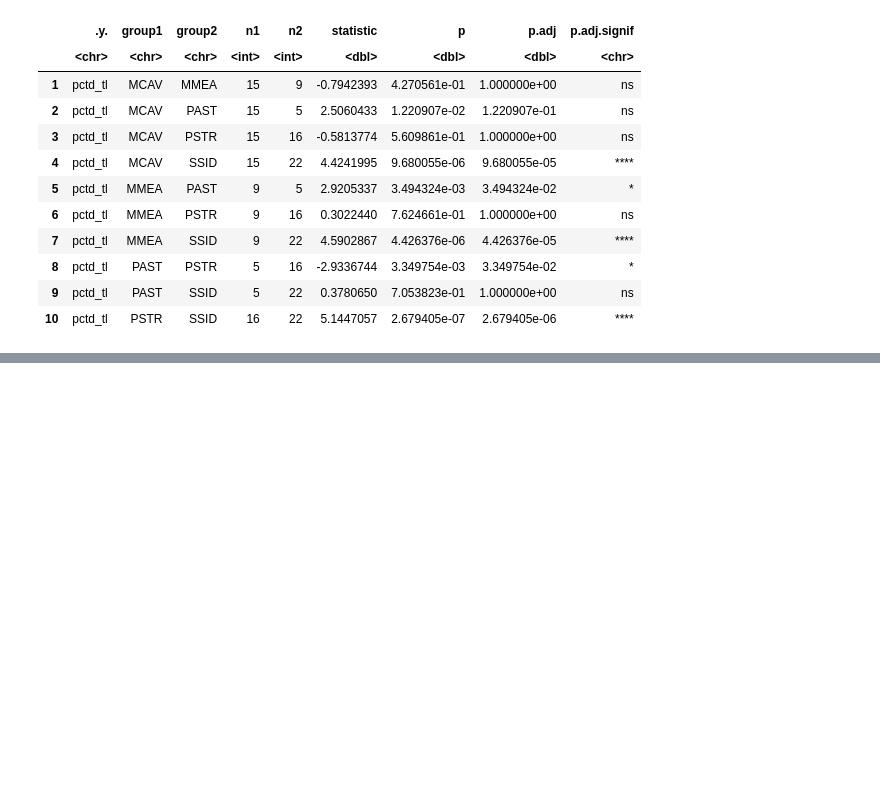
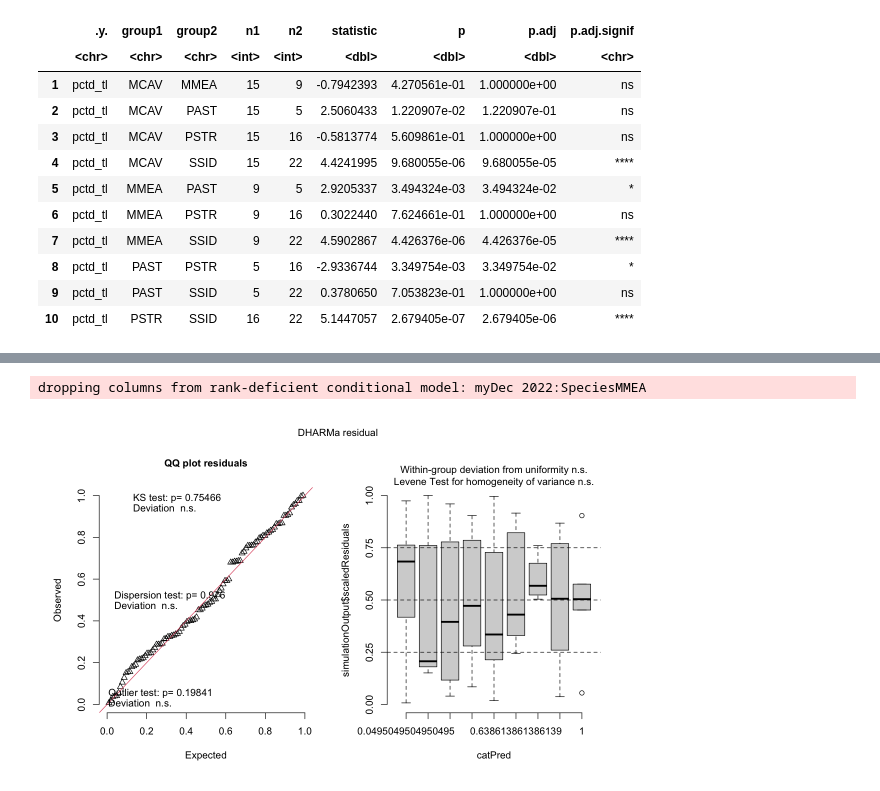
Before and after one commit to brookewicz/Code_notebook, a Jupyter notebook: sctld_tl/tl.ipynb, the cells around one changed output, grey strips where cells are left out. Saved outputs shown, nothing was run; the diff lists cells and outputs as text; code cells hidden in the pictures; blank space fills up the shorter version.

```diff
--- a/sctld_tl/tl.ipynb
+++ b/sctld_tl/tl.ipynb
@@ -725,0 +768,8 @@ A rstatix_test: 10 × 9
+# %%
+tl_stats$Species<-factor(tl_stats$Species)
+tl_stats$colony_id<-factor(tl_stats$colony_id)
+# %%
+m_tl<-glmmTMB(prop_tissue ~ my * Species + (1|colony_id),
+            data = tl_stats, family = ordbeta)
+summary(m_tl)
+# rank deficient
@@ -725,0 +795,5 @@ A rstatix_test: 10 × 9
+# %%
+plot(simulateResiduals(m_tl))
+# %% [output]
+dropping columns from rank-deficient conditional model: myDec 2022:SpeciesMMEA
+[figure, added]
```
Also changed, not shown: parts of 27 cells of this notebook.
